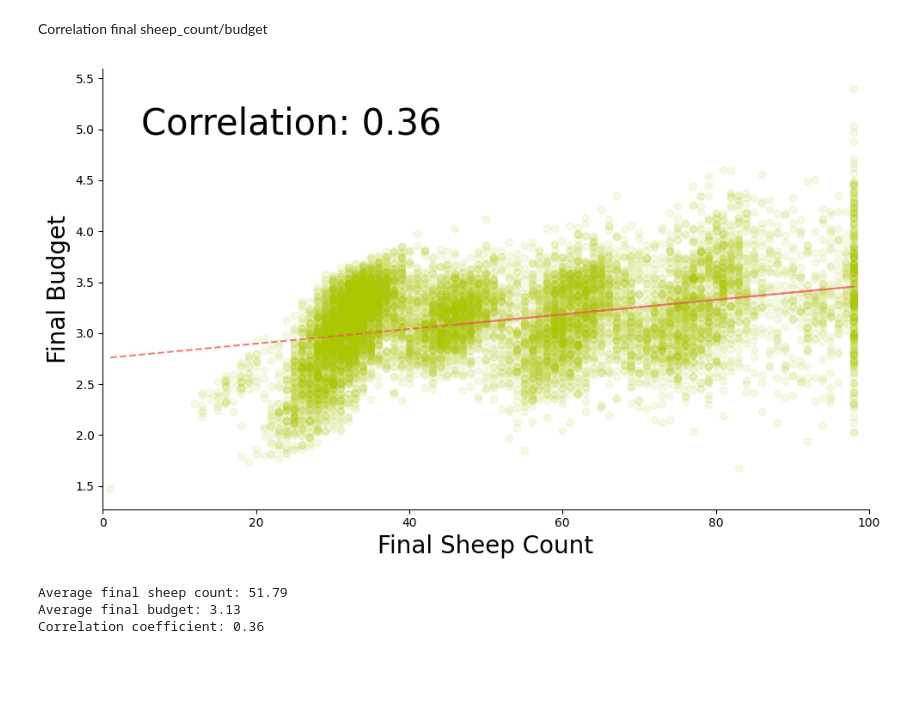
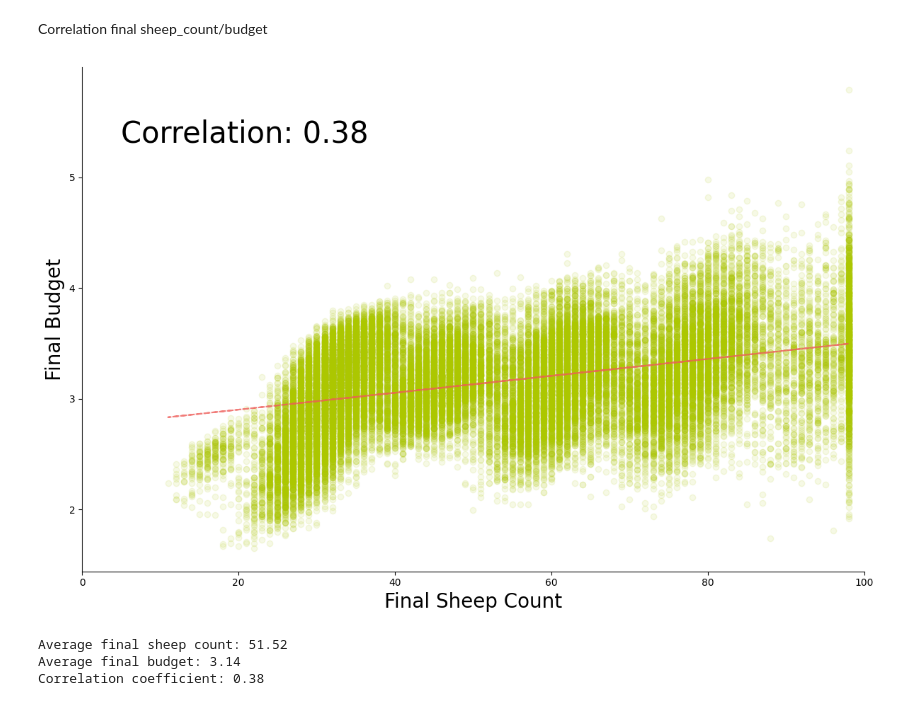
Before and after one commit to LeonardoAcquaroli/manage-a-farm-with-reinforcement-learning, a Jupyter notebook: plots.ipynb, the cells around one changed output. Drawn from its saved outputs; the diff is of its cells as text; code cells hidden in the pictures; blank space fills up the shorter version.

Commit message:
correlation

```diff
--- a/plots.ipynb
+++ b/plots.ipynb
@@ -114,7 +114,7 @@ REINFORCE_agent = FarmAgentNeuralREINFORCEAdvantage(
     value_net_weights_path=r'agent_models\REINFORCENeuralAdvantage\s6-penalty2.5-edecay1-g0.999\value_net_weights-500k.pth'
 )
 # %%
-def generate_trajectories(env, REINFORCE_agent, num_trajectories=10000, trajectory_length=30):
+def generate_trajectories(env, REINFORCE_agent, num_trajectories=50000, trajectory_length=30):
     final_sheep_counts = []
     final_budgets = []
 
@@ -138,36 +138,36 @@ def generate_trajectories(env, REINFORCE_agent, num_trajectories=10000, trajecto
 final_sheep_counts, final_budgets = generate_trajectories(env, REINFORCE_agent)
 # %%
 # Create scatter plot
-plt.figure(figsize=(10, 6))
+plt.figure(figsize=(12, 8))
 plt.scatter(final_sheep_counts, final_budgets, alpha=0.1, color='#acc700')
 plt.xlabel('Final Sheep Count', size=20)
 plt.ylabel('Final Budget', size=20)
 # plt.title('Correlation between Final Sheep Count and Final Budget')
 
 
 # Add trend line
 z = np.polyfit(final_sheep_counts, final_budgets, 1)
 p = np.poly1d(z)
 plt.plot(final_sheep_counts, p(final_sheep_counts), "--", alpha=0.8, color='#ee5c59')
 plt.xlim(0, 100)
 plt.gca().spines['right'].set_visible(False)
 plt.gca().spines['top'].set_visible(False)
 
 ################################################
 # CORRELATION
 # Calculate and display correlation coefficient
 correlation = np.corrcoef(final_sheep_counts, final_budgets)[0, 1]
 plt.text(0.05, 0.85, f'Correlation: {correlation:.2f}', transform=plt.gca().transAxes, size=30)
 
 plt.tight_layout()
 plt.show()
 
 # Print summary statistics
 print(f"Average final sheep count: {np.mean(final_sheep_counts):.2f}")
 print(f"Average final budget: {np.mean(final_budgets):.2f}")
 print(f"Correlation coefficient: {correlation:.2f}")
 # %% [output]
-[figure, old version]
+[figure, new version]
-Average final sheep count: 51.79
-Average final budget: 3.13
-Correlation coefficient: 0.36
+Average final sheep count: 51.52
+Average final budget: 3.14
+Correlation coefficient: 0.38
```
Also changed, not shown: parts of 1 cell of this notebook, 1 other file.
